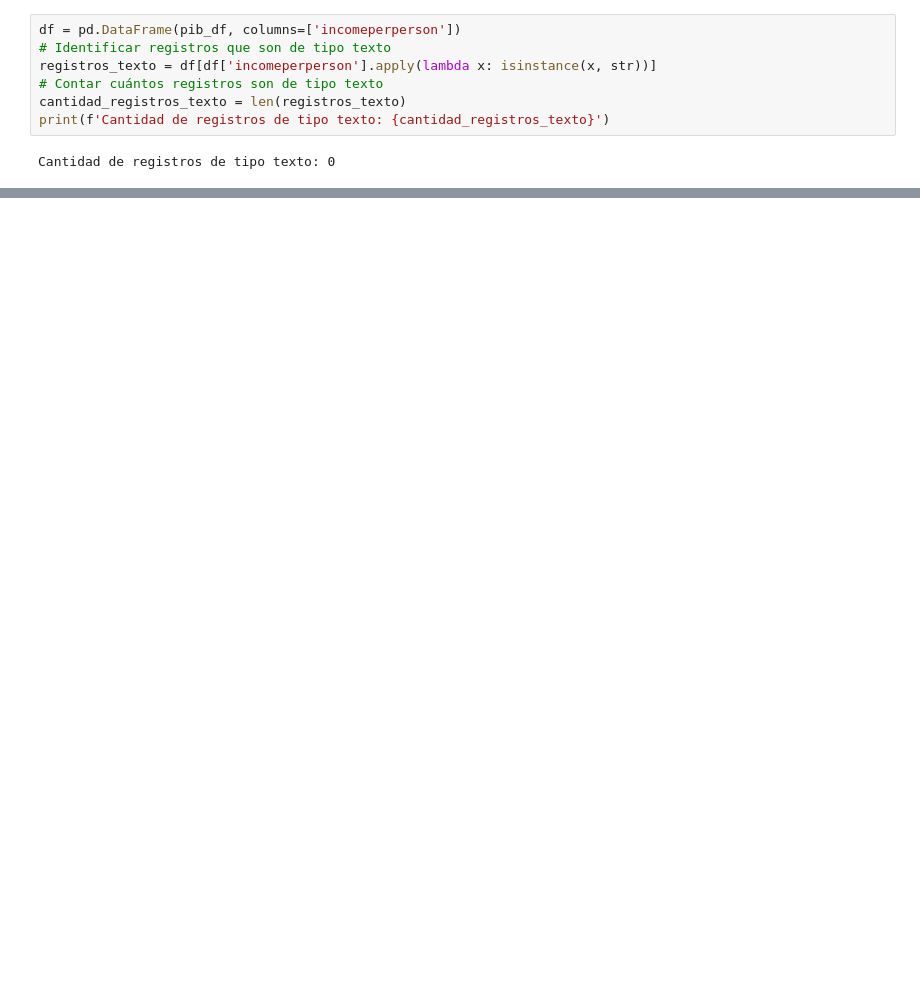
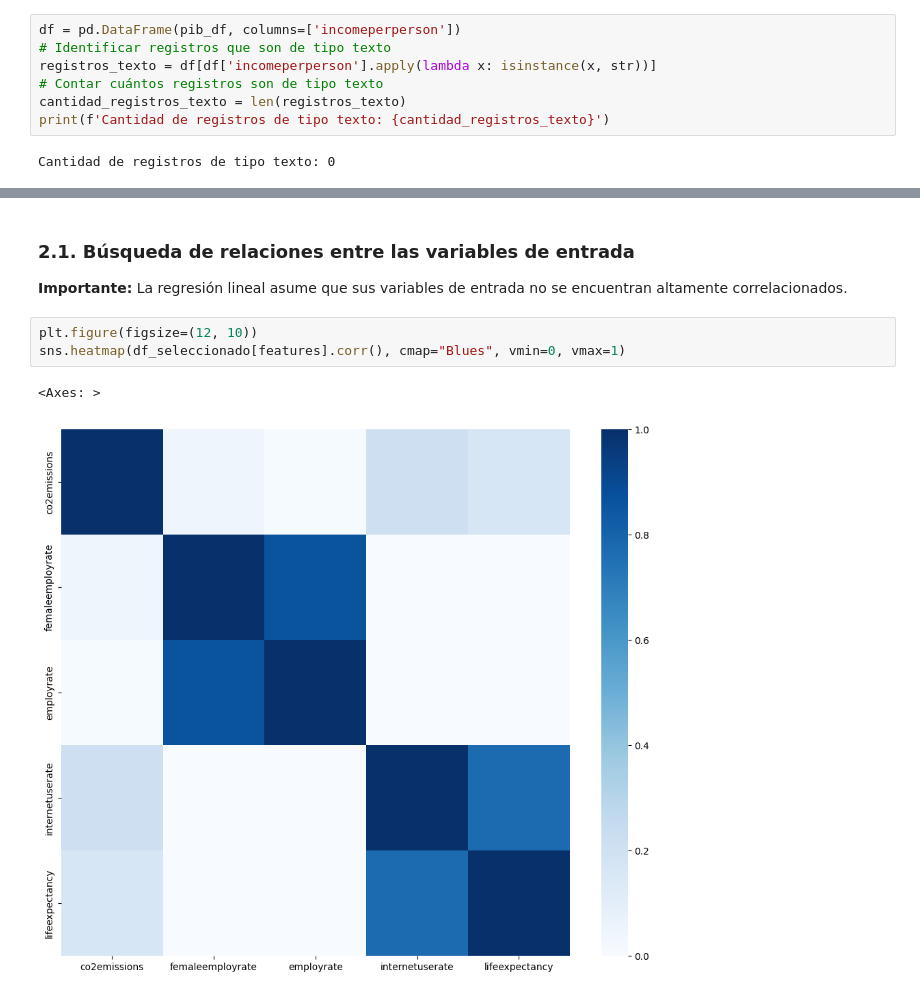
Before and after one commit to Jucavilav/CienciaD-taller2, a Jupyter notebook: Taller2.ipynb, the cells around one changed output, grey strips where cells are left out. Cells and saved outputs as stored; diff of their text form; blank space fills up the shorter version.

```diff
--- a/Taller2.ipynb
+++ b/Taller2.ipynb
@@ -167,0 +236,10 @@ Cantidad de registros de tipo texto: 0
+# %% [markdown]
+### 2.1. Búsqueda de relaciones entre las variables de entrada
+
+**Importante:** La regresión lineal asume que sus variables de entrada no se encuentran altamente correlacionados.
+# %%
+plt.figure(figsize=(12, 10))
+sns.heatmap(df_seleccionado[features].corr(), cmap="Blues", vmin=0, vmax=1)
+# %% [output]
+<Axes: >
+[figure, added]
```
Also changed, not shown: parts of 23 cells of this notebook.
